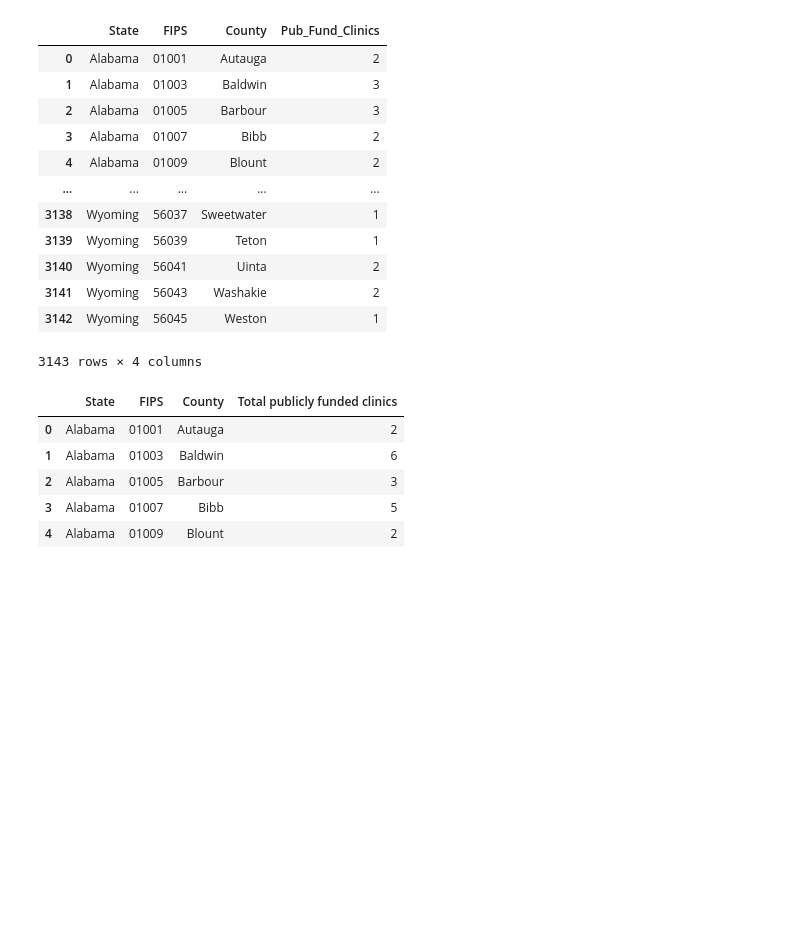
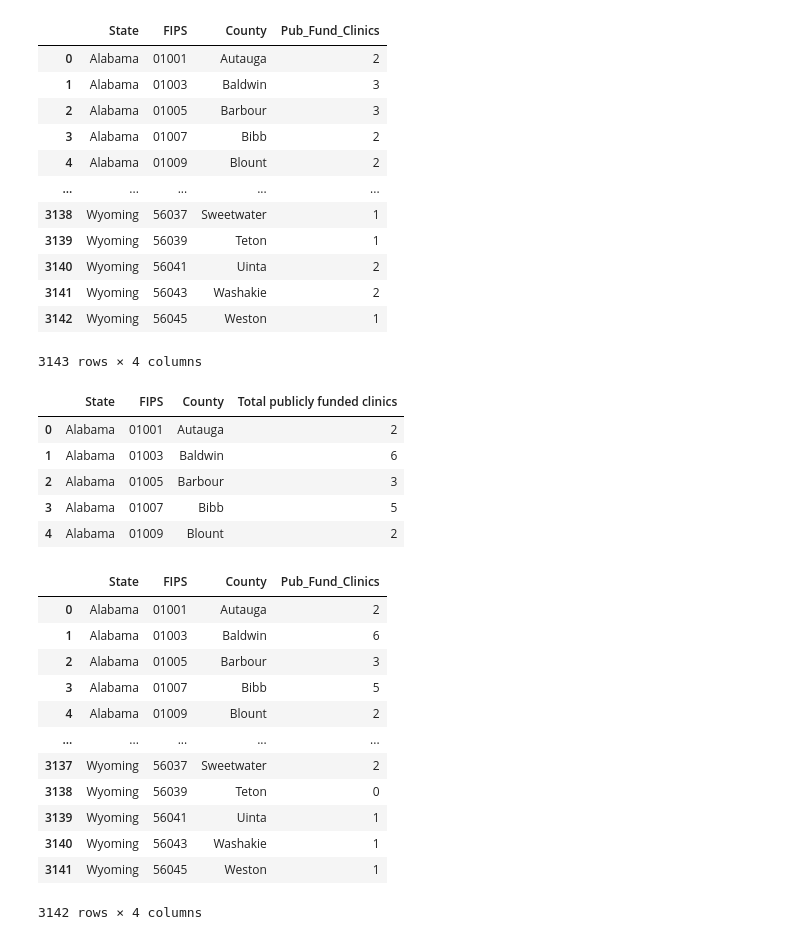
Before and after one commit to catielutz/DWP-Dashboard, a Jupyter notebook: static/data/jupyter notebooks/County_Census_to_JSON.ipynb, the cells around one changed output. Cells and saved outputs as stored; diff of their text form; code cells hidden in the pictures; blank space fills up the shorter version.

Commit message:
Updated county clinic census map and associated workpapers.

```diff
--- a/static/data/jupyter notebooks/County_Census_to_JSON.ipynb
+++ b/static/data/jupyter notebooks/County_Census_to_JSON.ipynb
@@ -82,5 +82,5 @@ county2010.to_json(r'2010_clinics.json', orient="table")
 # %%
-df_2015 = pd.read_csv("Guttmacher_Clinic_Census_County_2015.csv",
+df_2015 = pd.read_csv("../full csvs/Guttmacher_Clinic_Census_County_2015.csv",
                    dtype={"FIPS": str})
 
 # add leading zero to county FIPS codes where needed
@@ -99,4 +99,22 @@ county2015.head()
 | 2 | Alabama | 01005 | Barbour | 3 |
 | 3 | Alabama | 01007 | Bibb | 5 |
 | 4 | Alabama | 01009 | Blount | 2 |
+# %%
+# rename column to remove spaces
+county2015 = county2015.rename(columns={'Total publicly funded clinics': 'Pub_Fund_Clinics'})
+county2015
+# %% [output]
+|  | State | FIPS | County | Pub_Fund_Clinics |
+| 0 | Alabama | 01001 | Autauga | 2 |
+| 1 | Alabama | 01003 | Baldwin | 6 |
+| 2 | Alabama | 01005 | Barbour | 3 |
+| 3 | Alabama | 01007 | Bibb | 5 |
+| 4 | Alabama | 01009 | Blount | 2 |
+| ... | ... | ... | ... | ... |
+| 3137 | Wyoming | 56037 | Sweetwater | 2 |
+| 3138 | Wyoming | 56039 | Teton | 0 |
+| 3139 | Wyoming | 56041 | Uinta | 1 |
+| 3140 | Wyoming | 56043 | Washakie | 1 |
+| 3141 | Wyoming | 56045 | Weston | 1 |
+3142 rows × 4 columns
 # %%
```
Also changed, not shown: parts of 3 cells of this notebook, 2 other files.
